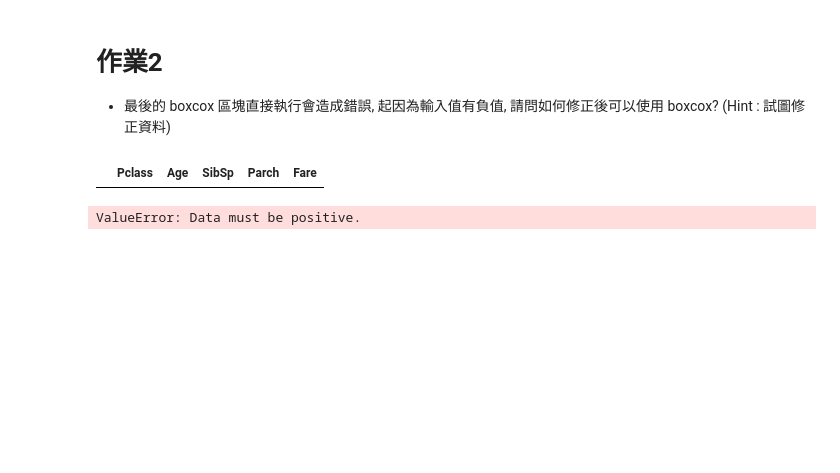
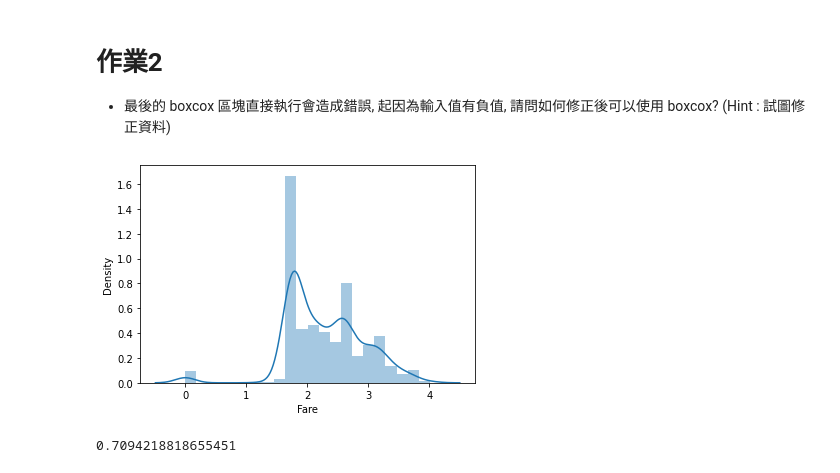
Before and after one commit to juliuschou/cupoyMarathon2021, a Jupyter notebook: Day_023_HW.ipynb, the cells around one changed output. Drawn from its saved outputs; the diff is of its cells as text; code cells hidden in the pictures; blank space fills up the shorter version.

```diff
--- a/Day_023_HW.ipynb
+++ b/Day_023_HW.ipynb
@@ -96,33 +96,23 @@ cross_val_score(estimator, train_X, train_Y, cv=5).mean()
 # %% [markdown]
 # 作業2
 * 最後的 boxcox 區塊直接執行會造成錯誤, 起因為輸入值有負值, 請問如何修正後可以使用 boxcox? (Hint : 試圖修正資料)
-# %%
-df_fixed1 = copy.deepcopy(df)
-"""
-Your Code Here, fix the error
-"""
-df_fixed1.loc[df_fixed1.Fare <= 0, 'Fare'] = 1
-
-x = df_fixed1.loc[df_fixed1.Fare<0]
-x
-# %% [output]
-|  | Pclass | Age | SibSp | Parch | Fare |
 # %%
 # 將 Fare 取 boxcox 後, 看散佈圖, 並計算分數 (執行會有 error, 請試圖修正)
 from scipy import stats
 df_fixed = copy.deepcopy(df)
 """
 Your Code Here, fix the error
 """
-df_fixed.loc[df_fixed.Fare < 0, 'Fare'] = 0
+df_fixed.loc[df_fixed.Fare <= 0, 'Fare'] = 1
 
 df_fixed['Fare'] = stats.boxcox(df_fixed['Fare'])[0]
 sns.distplot(df_fixed['Fare'][:train_num])
 plt.show()
 
 df_fixed = MMEncoder.fit_transform(df_fixed)
 train_X = df_fixed[:train_num]
 estimator = LogisticRegression()
 cross_val_score(estimator, train_X, train_Y, cv=5).mean()
 # %% [output]
+[figure, added]
-ValueError: Data must be positive.
+0.7094218818655451
```
Also changed, not shown: 51 other files.
